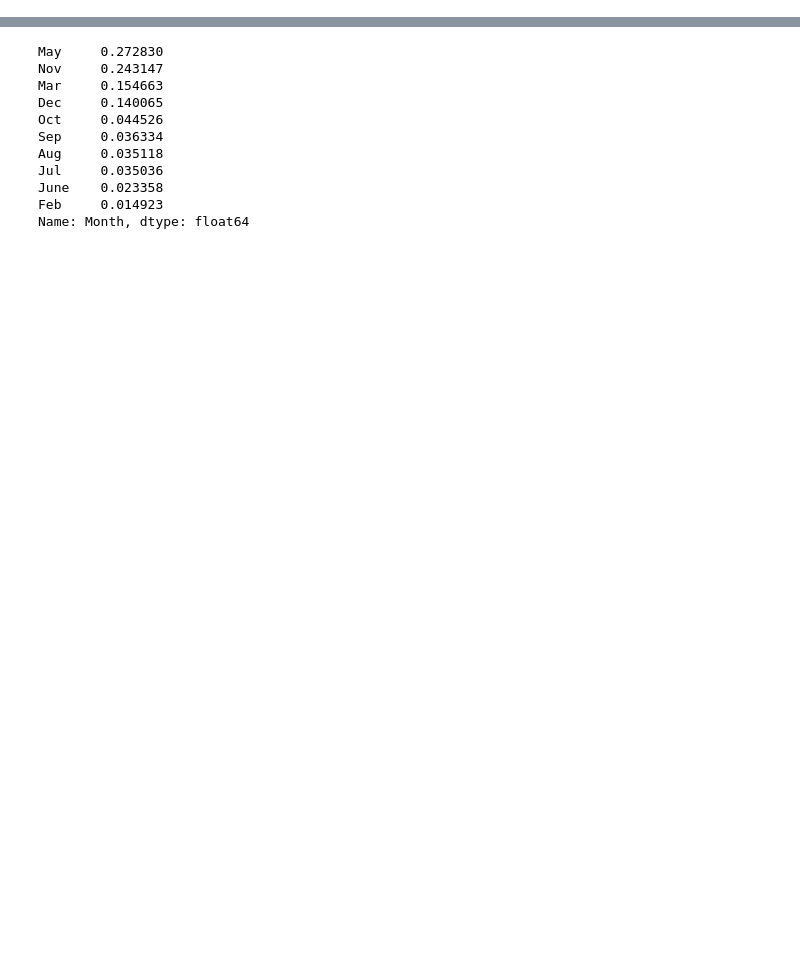
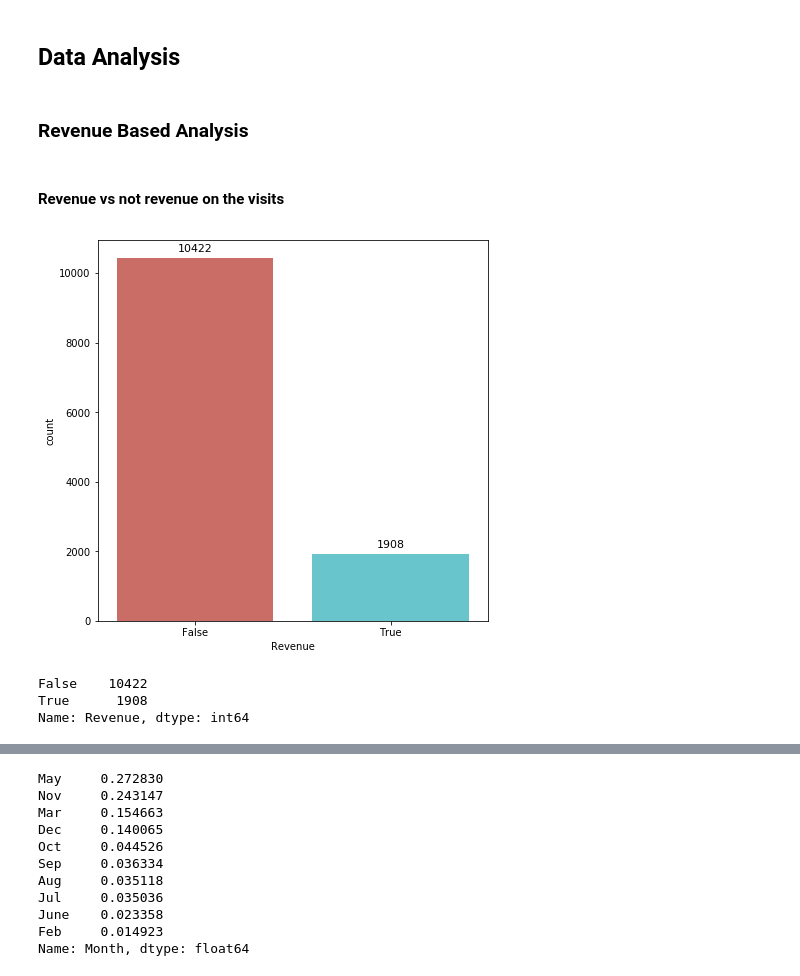
Before and after one commit to nghane/Machine-Learning, a Jupyter notebook: OnlineShopperIntentionDataAnalysisAndModeling.ipynb, the cells around one changed output, grey strips where cells are left out. Saved outputs shown, nothing was run; the diff lists cells and outputs as text; code cells hidden in the pictures; blank space fills up the shorter version.

```diff
--- a/OnlineShopperIntentionDataAnalysisAndModeling.ipynb
+++ b/OnlineShopperIntentionDataAnalysisAndModeling.ipynb
@@ -16,0 +33,24 @@ len(data.columns)
+# %% [markdown]
+## Data Analysis
+# %% [markdown]
+### Revenue Based Analysis
+# %% [markdown]
+#### Revenue vs not revenue on the visits
+# %%
+plt.figure(figsize=(7,7))
+
+ax = sns.countplot(x='Revenue',data=data, palette='hls')
+
+# Adding respective values to the top of each bar
+for p in ax.patches:
+    ax.annotate("%i" % p.get_height(), (p.get_x() + p.get_width() / 2, p.get_height()),
+                ha='center', va='center', fontsize=11, color='black', xytext=(0, 10),
+                textcoords='offset points')
+# %% [output]
+[figure, added]
+# %%
+data.Revenue.value_counts()
+# %% [output]
+False    10422
+True      1908
+Name: Revenue, dtype: int64
```
Also changed, not shown: parts of 38 cells of this notebook.
